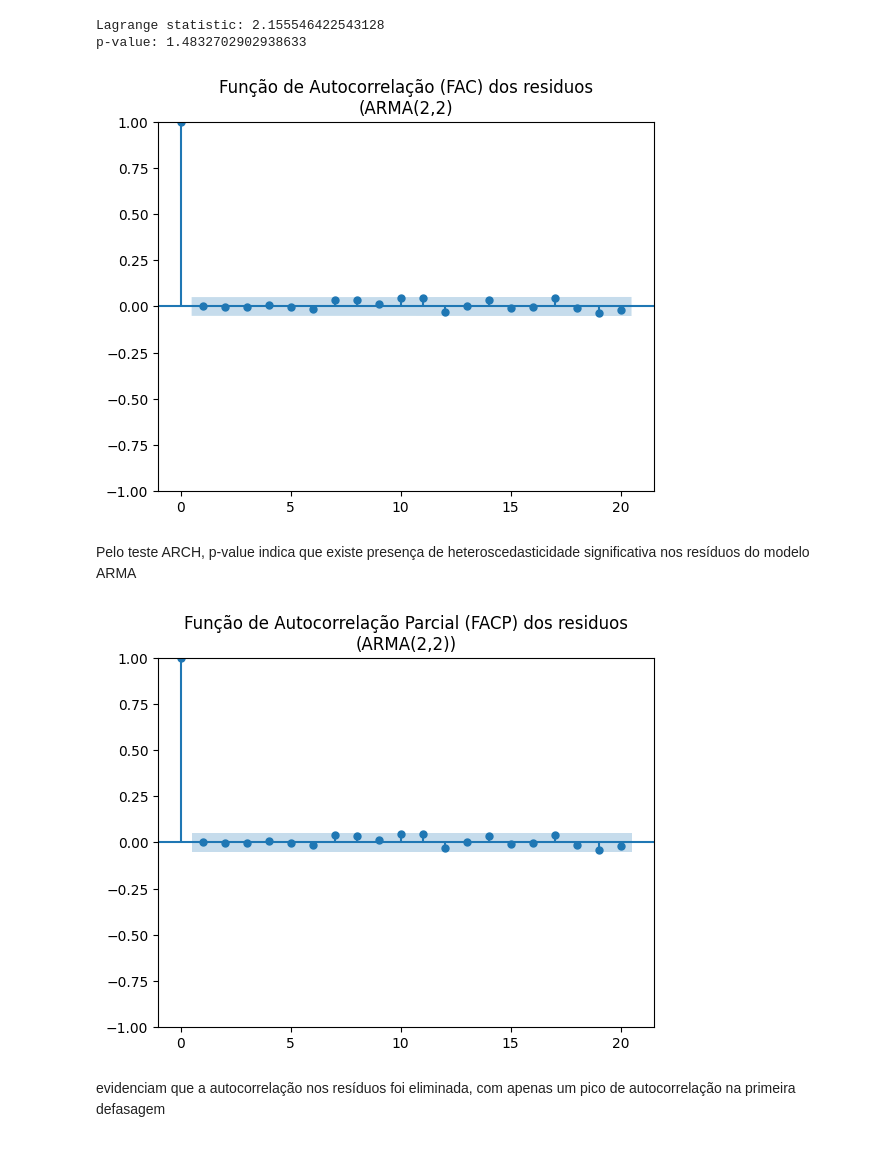
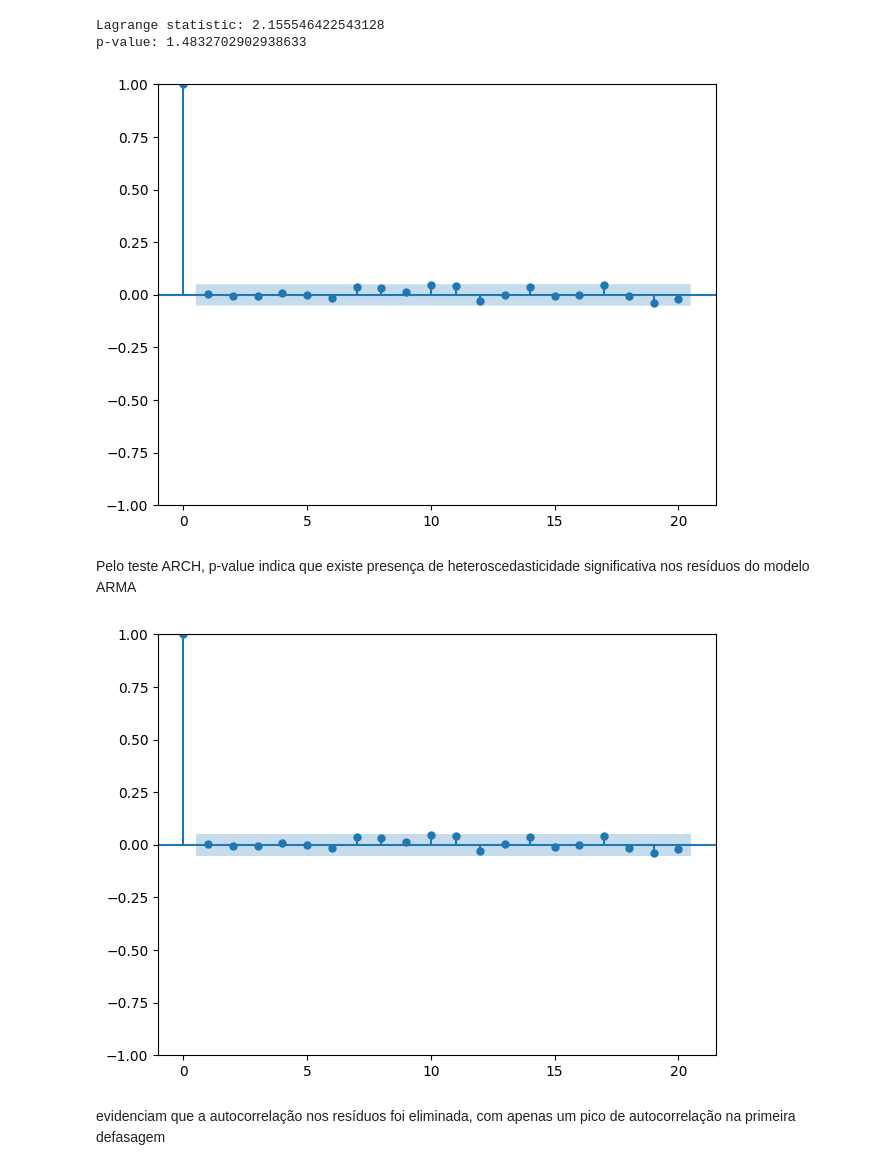
Before and after one commit to GabrielDeOliveiraAlmeida/volatilidade, a Jupyter notebook: notebooks/nootbook-2.ipynb, the cells around one changed output. Cells and saved outputs as stored; diff of their text form; code cells hidden in the pictures.

```diff
--- a/notebooks/nootbook-2.ipynb
+++ b/notebooks/nootbook-2.ipynb
@@ -576,17 +607,22 @@ print(f'p-value: {hetarch_results[1]}')
 Lagrange statistic: 2.155546422543128
 p-value: 1.4832702902938633
 # %%
-plot_acf(resid_arma,  lags=20,
-          title='Função de Autocorrelação (FAC) dos residuos\n(ARMA(2,2)');
+plot_acf(resid_arma,  lags=20, title="");
+        #   title='Função de Autocorrelação (FAC) dos residuos\n(ARMA(2,2)');
+plt.tight_layout()
+plt.savefig(os.path.join(img_dir, 'fac-arma.png'), dpi=300, bbox_inches='tight')
 # %% [output]
-[figure, old version]
+[figure, new version]
 # %% [markdown]
 Pelo teste ARCH, p-value indica que existe presença de heteroscedasticidade significativa nos resíduos do modelo ARMA
 # %%
-plot_pacf(resid_arma, lags=20,
-          title='Função de Autocorrelação Parcial (FACP) dos residuos\n(ARMA(2,2))');
+plot_pacf(resid_arma, lags=20,title="");
+        #   title='Função de Autocorrelação Parcial (FACP) dos residuos\n(ARMA(2,2))');
+
+plt.tight_layout()
+plt.savefig(os.path.join(img_dir, 'facp-arma.png'), dpi=300, bbox_inches='tight')
 # %% [output]
-[figure, old version]
+[figure, new version]
 # %% [markdown]
 evidenciam que a autocorrelação nos resíduos foi eliminada, com apenas um pico de autocorrelação na primeira defasagem
 # %%
```
Also changed, not shown: parts of 23 cells of this notebook, 8 other files.
